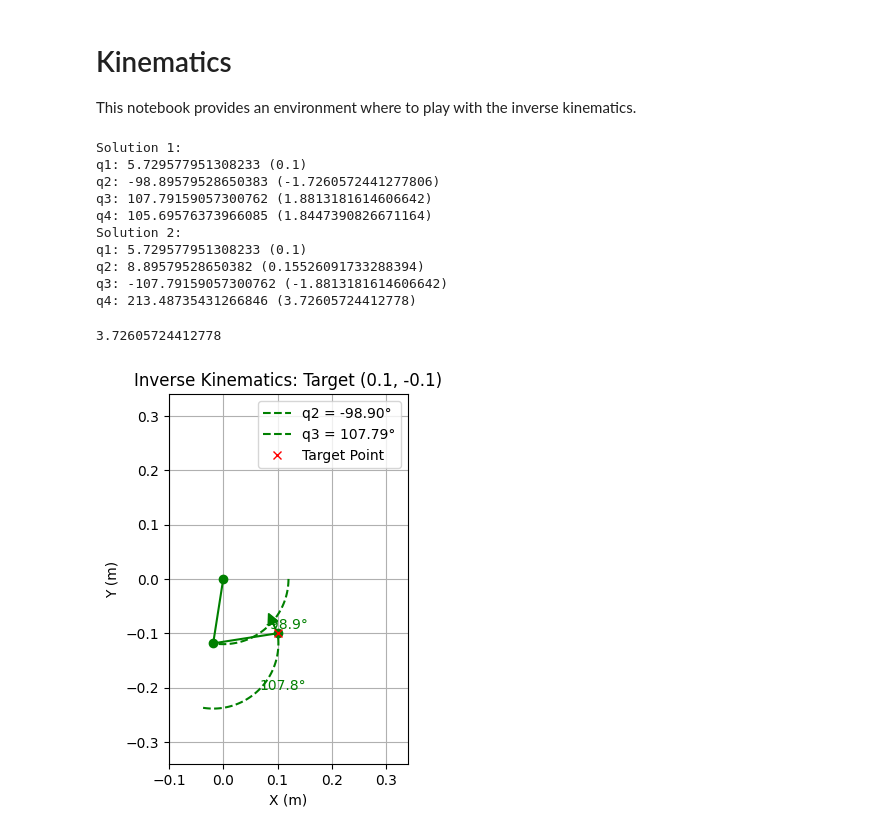
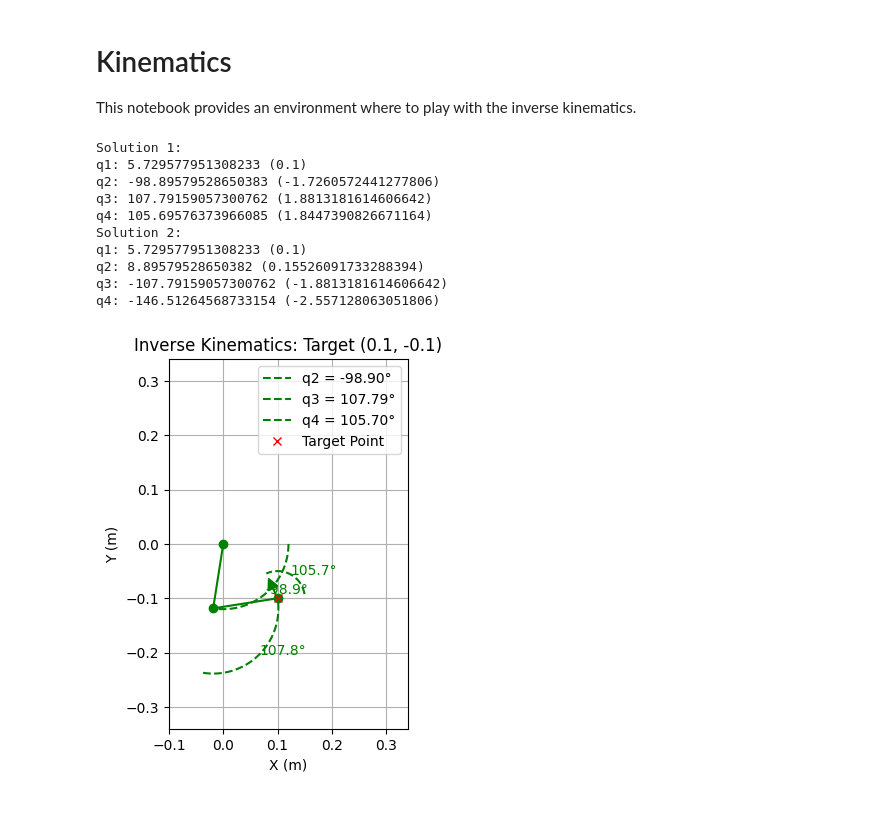
Before and after one commit to ggldnl/OpenSCARA-Simulation, a Jupyter notebook: notebooks/kinematics.ipynb, the cells around one changed output. Drawn from its saved outputs; the diff is of its cells as text; code cells hidden in the pictures.

Commit message:
Adjusted joint 4 ranges and added angle wrapping above 180 deg

```diff
--- a/notebooks/kinematics.ipynb
+++ b/notebooks/kinematics.ipynb
@@ -14,6 +14,13 @@ yaw_target = 2.0
 # %%
 import numpy as np
 import math
+
+def wrap_angle(angle):
+    """
+    Wrap angle to (-pi, pi] range.
+    """
+
+    return (angle + math.pi) % (2 * math.pi) - math.pi
 
 def inverse_kinematics(target):
     """
@@ -48,8 +55,8 @@ def inverse_kinematics(target):
     q2_a = gamma - math.atan2(L3 * s3_a, L2 + L3 * c3)
     q2_b = gamma - math.atan2(L3 * s3_b, L2 + L3 * c3)
 
-    q4_a = yaw - (q2_a + q3_a)
-    q4_b = yaw - (q2_b + q3_b)
+    q4_a = wrap_angle(yaw - (q2_a + q3_a))
+    q4_b = wrap_angle(yaw - (q2_b + q3_b))
 
     return (q1, q2_a, q3_a, q4_a), (q1, q2_b, q3_b, q4_b)
 
@@ -74,7 +81,7 @@ Solution 2:
 q1: 5.729577951308233 (0.1)
 q2: 8.89579528650382 (0.15526091733288394)
 q3: -107.79159057300762 (-1.8813181614606642)
-q4: 213.48735431266846 (3.72605724412778)
+q4: -146.51264568733154 (-2.557128063051806)
 # %%
 import matplotlib.pyplot as plt
 
@@ -136,6 +143,11 @@ def plot_configuration(configuration, color=None, draw_arcs=True, draw_target=Tr
             plt.plot(joint2_x + L3 * np.cos(arc), joint2_y + L3 * np.sin(arc), f'{color}--', label=f'q3 = {np.degrees(q3):.2f}°')
             plt.text(joint2_x + L3 * np.cos(q2 + q3/2), joint2_y + L3 * np.sin(q2 + q3/2), f'{np.degrees(q3):.1f}°', color=color)
 
+            arc = np.linspace(q2 + q3, q2 + q3 + q4, 100)
+            radius = 0.05  # small arc radius for wrist
+            plt.plot(joint3_x + radius * np.cos(arc), joint3_y + radius * np.sin(arc), f'{color}--', label=f'q4 = {np.degrees(q4):.2f}°')
+            plt.text(joint3_x + radius * np.cos(q2 + q3 + q4/2), joint3_y + radius * np.sin(q2 + q3 + q4/2), f'{np.degrees(q4):.1f}°', color=color)
+
         if draw_arrow:
             # Draw the end effector orientation
             dx = 0.02 * np.cos(q2 + q3 + q4)
@@ -144,32 +156,31 @@ def plot_configuration(configuration, color=None, draw_arcs=True, draw_target=Tr
 
     x = L2 * np.cos(q2) + L3 * np.cos(q2 + q3)
     y = L2 * np.sin(q2) + L3 * np.sin(q2 + q3)
 
     if draw_target:
 
         # Draw the target point
         plt.plot(x, y, 'rx', label="Target Point")
 
     # Set axis limits
     x_min = -border_size
     x_max = L2 + L3 + border_size
     y_min = -L2 - L3 - border_size
     y_max = L2 + L3 + border_size
     plt.xlim(x_min, x_max)
     plt.ylim(y_min, y_max)
 
     # Set aspect ratio
     plt.gca().set_aspect('equal', adjustable='box')
     plt.gca().grid(True)
 
     plt.title(f"Inverse Kinematics: Target ({round(x, 2)}, {round(y, 2)})")
     plt.xlabel('X (m)')
     plt.ylabel('Y (m)')
     plt.legend()
     plt.show()
 
 
 plot_configuration([sol1], color=['g'])
 # %% [output]
-3.72605724412778
-[figure, old version]
+[figure, new version]
```
Also changed, not shown: 1 other file.
